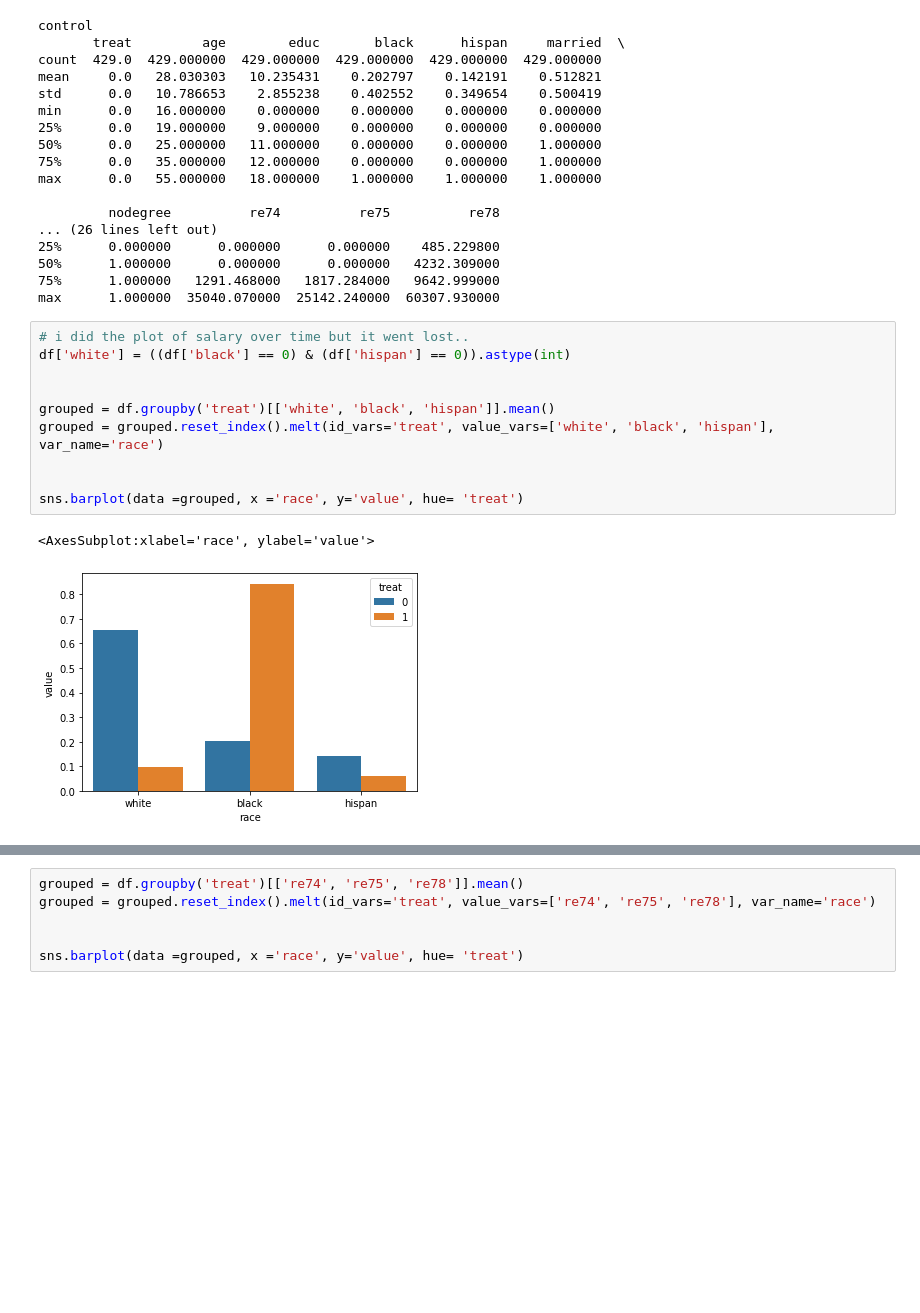
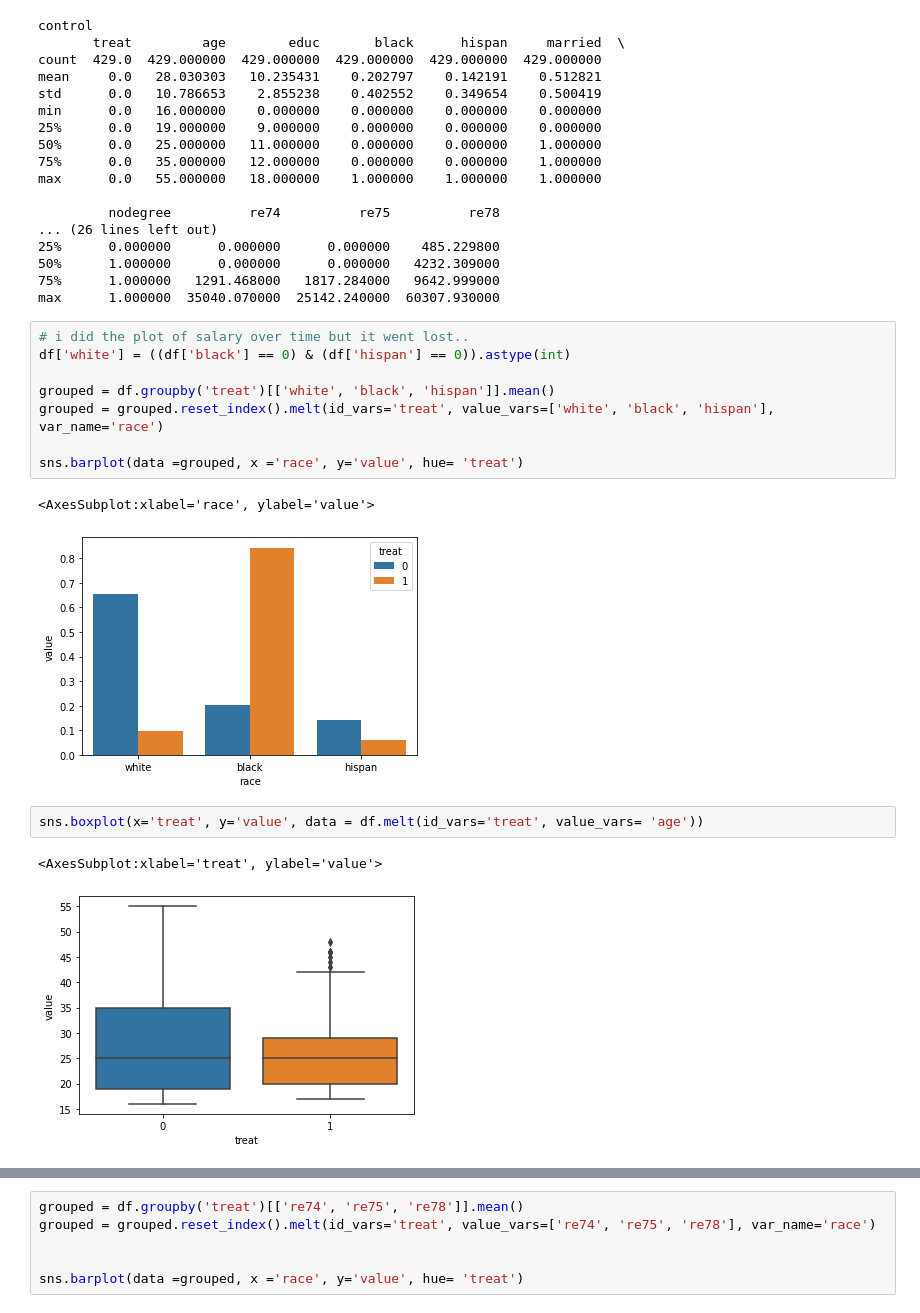
Before and after one commit to stefanoviel/2023, a Jupyter notebook: Exercises/05 - Causal analysis of observational data/Observational studies exercise.ipynb, the cells around one changed output, grey strips where cells are left out. Cells and saved outputs as stored; diff of their text form; blank space fills up the shorter version.

```diff
--- a/Exercises/05 - Causal analysis of observational data/Observational studies exercise.ipynb
+++ b/Exercises/05 - Causal analysis of observational data/Observational studies exercise.ipynb
@@ -133,12 +133,15 @@ max      1.000000  35040.070000  25142.240000  60307.930000
 # i did the plot of salary over time but it went lost..
 df['white'] = ((df['black'] == 0) & (df['hispan'] == 0)).astype(int)
 
-
 grouped = df.groupby('treat')[['white', 'black', 'hispan']].mean()
 grouped = grouped.reset_index().melt(id_vars='treat', value_vars=['white', 'black', 'hispan'], var_name='race')
 
-
 sns.barplot(data =grouped, x ='race', y='value', hue= 'treat')
 # %% [output]
 <AxesSubplot:xlabel='race', ylabel='value'>
 [figure]
+# %%
+sns.boxplot(x='treat', y='value', data = df.melt(id_vars='treat', value_vars= 'age'))
+# %% [output]
+<AxesSubplot:xlabel='treat', ylabel='value'>
+[figure, added]
```
Also changed, not shown: parts of 17 cells of this notebook.
